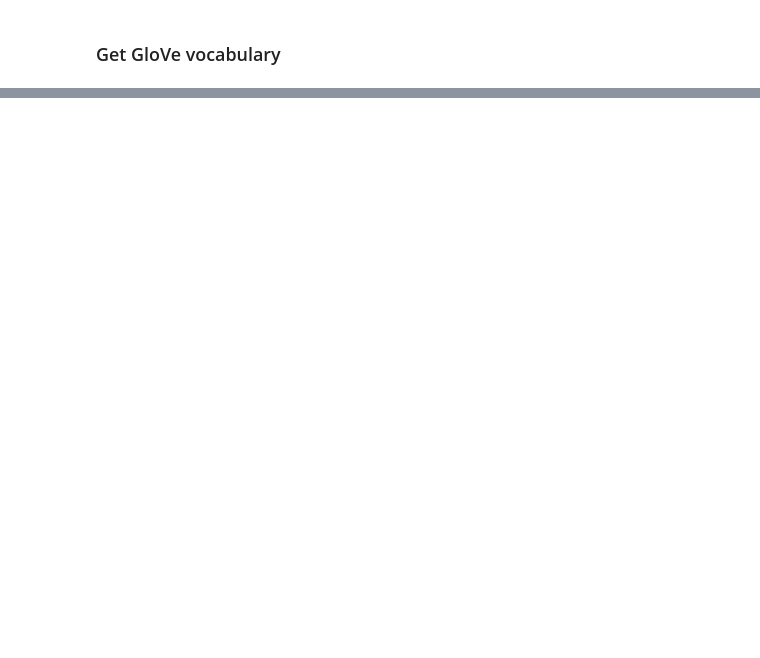
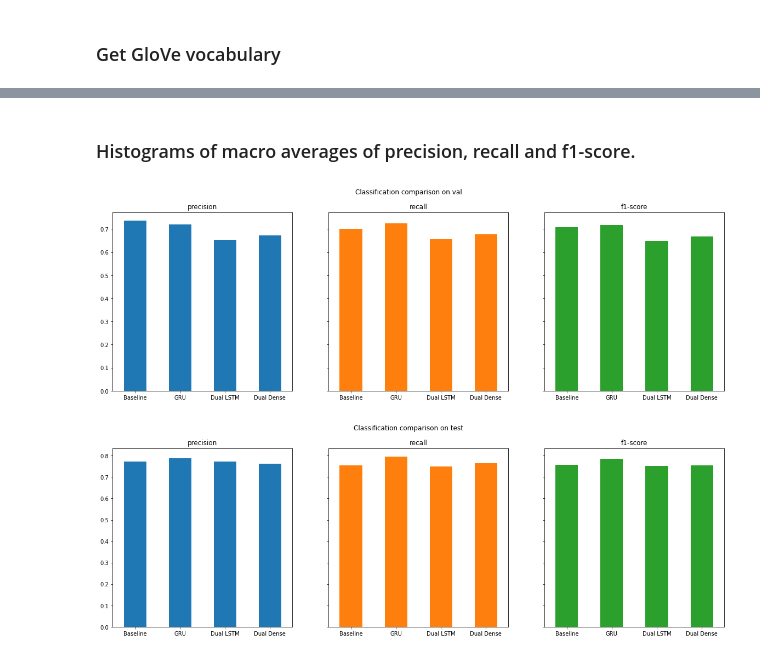
Before and after one commit to Valendrew/pos-tagging-abstractive-qa, a Jupyter notebook: POS_tagging/master-nlp-ass01.ipynb, the cells around one changed output, grey strips where cells are left out. Cells and saved outputs as stored; diff of their text form; code cells hidden in the pictures; blank space fills up the shorter version.

```diff
--- a/POS_tagging/master-nlp-ass01.ipynb
+++ b/POS_tagging/master-nlp-ass01.ipynb
@@ -430,0 +550,2 @@ Old code, remove if not useful
+# %%
+histories["gru"] = gru_model.fit(train_ds, validation_data=val_ds, epochs=model_conf.EPOCHS)
@@ -430,0 +624,2 @@ Old code, remove if not useful
+# %%
+histories["dual_lstm"] = dual_lstm_model.fit(train_ds, validation_data=val_ds, epochs=model_conf.EPOCHS)
@@ -430,0 +699,2 @@ Old code, remove if not useful
+# %%
+histories["dual_dense"] = dual_dense_model.fit(train_ds, validation_data=val_ds, epochs=model_conf.EPOCHS)
@@ -430,0 +805,17 @@ Old code, remove if not useful
+# %%
+no_punct_path = os.path.join(os.getcwd(), "df_model_no_punct.pkl")
+if os.path.exists(no_punct_path):
+    df_no_punct = pd.read_pickle(no_punct_path)
+else:
+    trained_models = {
+        "Baseline": baseline_model,
+        "GRU": gru_model,
+        "Dual LSTM": dual_lstm_model,
+        "Dual Dense": dual_dense_model,
+    }
+    df_no_punct = create_models_dataframe(
+        val_ds, test_ds, trained_models, decode_labels, data_loader.PUNCTUATIONS
+    )
+    df_no_punct.to_pickle(no_punct_path)
+
+df_no_punct.head()
@@ -430,0 +924,27 @@ Old code, remove if not useful
+# %% [markdown]
+### Histograms of macro averages of precision, recall and f1-score.
+# %%
+def plot_histogram(df: pd.DataFrame, names: typing.List[str]):
+    for name in names:
+        df_histogram = df.apply(
+            lambda x: pd.Series({**x[f"classification_report_{name}"]["macro avg"]}),
+            axis=1,
+        )
+
+        df_histogram.plot.bar(
+            y=["precision", "recall", "f1-score"],
+            legend=False,
+            subplots=True,
+            sharey=True,
+            layout=(1, 3),
+            figsize=(20, 6),
+            rot=0,
+            xlabel="",
+            title=f"Classification comparison on {name}",
+        )
+
+
+plot_histogram(df_cr_no_punct, ["val", "test"])
+# %% [output]
+[figure, added]
+[figure, added]
```
Also changed, not shown: parts of 98 cells of this notebook.
